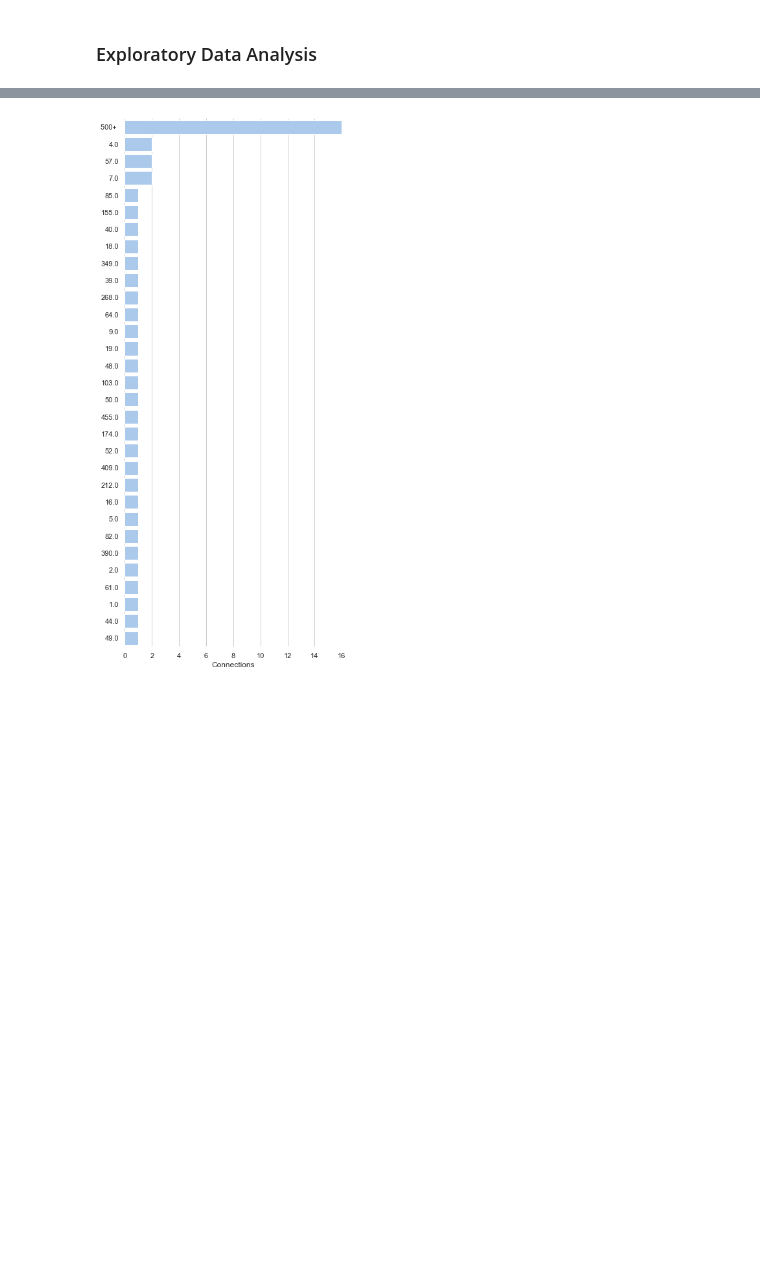
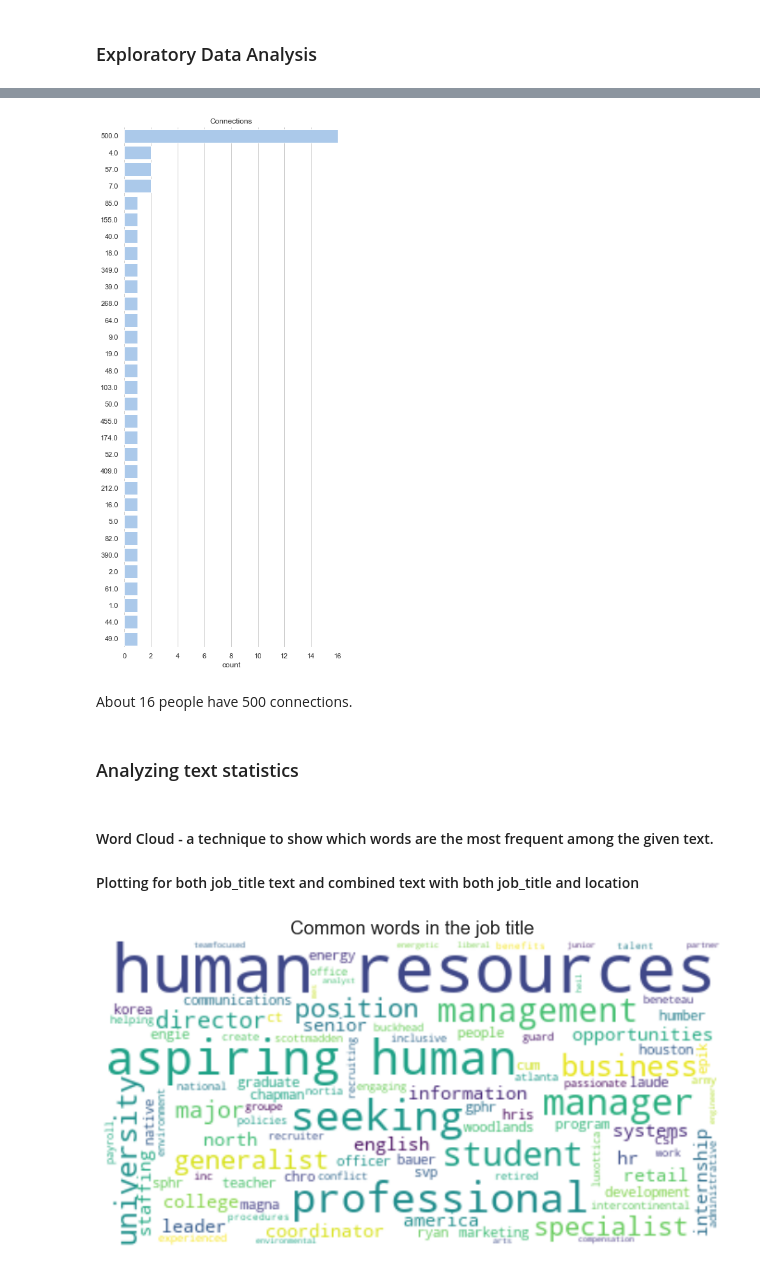
Before and after one commit to bjjv/Sb-DataScience-Mar21, a Jupyter notebook: CapstoneProject3/notebook/01_data_wrangling_BinduJ.ipynb, the cells around one changed output, grey strips where cells are left out. Cells and saved outputs as stored; diff of their text form; code cells hidden in the pictures; blank space fills up the shorter version.

```diff
--- a/CapstoneProject3/notebook/01_data_wrangling_BinduJ.ipynb
+++ b/CapstoneProject3/notebook/01_data_wrangling_BinduJ.ipynb
@@ -214,11 +343,30 @@ sns.set_theme(style="whitegrid")
 f, ax = plt.subplots(figsize=(6, 15))
 sns.set_color_codes("pastel")
 
-connection = data_df['connection'].value_counts()
-sns.barplot(y=connection.index, x=connection, data=data_df, color='b')
-
-ax.set(xlim=(0, 16), ylabel="",
-       xlabel="Connections")
+sns.countplot(y='connection', color='b', data=data_df, order = data_df['connection'].value_counts().index)
+ax.set(xlim=(0, 16), ylabel="", title="Connections")
 sns.despine(left=True, bottom=True)
 # %% [output]
-[figure, old version]
+[figure, new version]
+# %% [markdown]
+About 16 people have 500 connections.
+# %% [markdown]
+### Analyzing text statistics
+# %% [markdown]
+#### Word Cloud - a technique to show which words are the most frequent among the given text.
+#### Plotting for both job_title text and combined text with both job_title and location
+# %%
+# Plotting for job_title text
+text = data_df['job_title_nostop'].apply(' '.join)
+text_to_analyze = ' '.join(text.tolist())
+# %%
+# Create and generate a word cloud image:
+wordcloud = WordCloud(max_font_size=50, max_words=100, background_color="white").generate(text_to_analyze)
+plt.figure(figsize=[12,12])
+plt.title('Common words in the job title', fontsize=20)
+
+# Display the generated image:
+plt.imshow(wordcloud, interpolation='bilinear')
+plt.axis("off");
+# %% [output]
+[figure, added]
```
Also changed, not shown: parts of 72 cells of this notebook.
